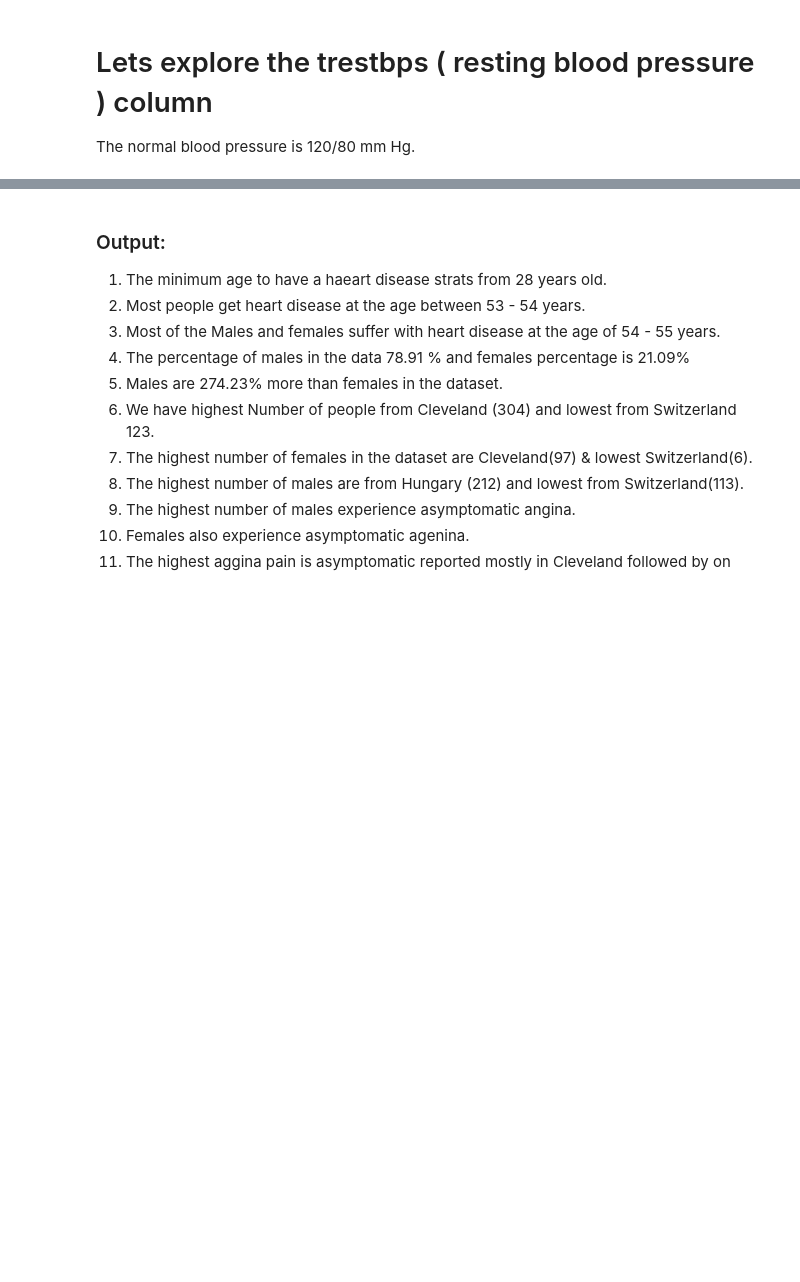
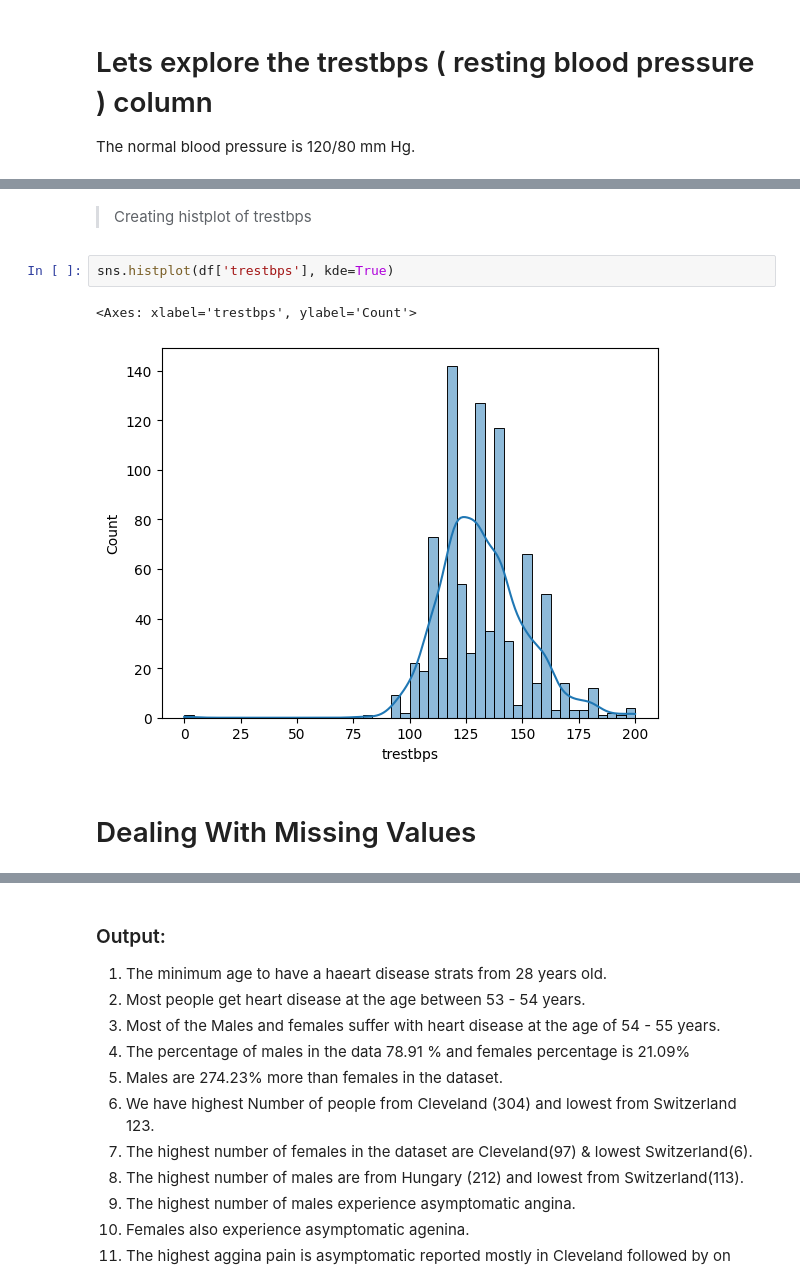
Before and after one commit to TabarakAllahKhan/ai-ml-internship, a Jupyter notebook: Task_3_heart_disease/heart_disease.ipynb, the cells around one changed output, grey strips where cells are left out. Saved outputs shown, nothing was run; the diff lists cells and outputs as text; blank space fills up the shorter version.

Commit message:
"Updated code in Task_3_heart_disease/heart_disease.ipynb with various execution counts and output changes."

```diff
--- a/Task_3_heart_disease/heart_disease.ipynb
+++ b/Task_3_heart_disease/heart_disease.ipynb
@@ -285,0 +333,9 @@ The normal blood pressure is 120/80 mm Hg.
+# %% [markdown]
+> Creating histplot of trestbps
+# %%
+sns.histplot(df['trestbps'], kde=True)
+# %% [output]
+<Axes: xlabel='trestbps', ylabel='Count'>
+[figure, added]
+# %% [markdown]
+# Dealing With Missing Values
```
Also changed, not shown: parts of 5 cells of this notebook.
